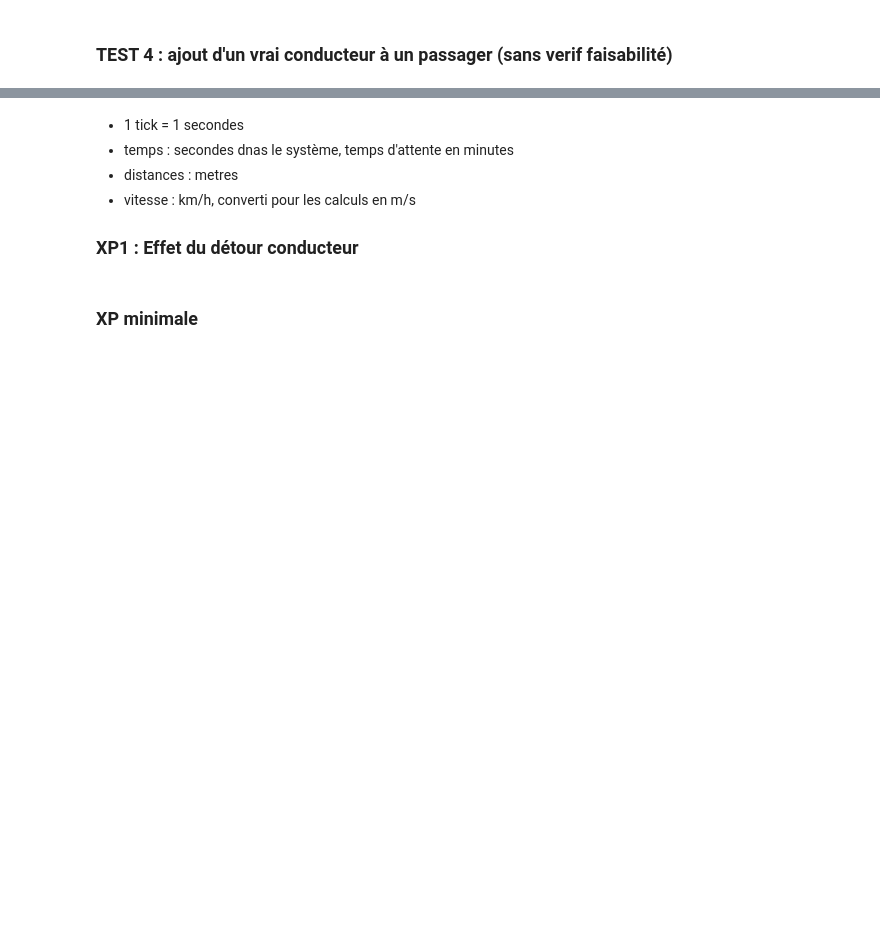
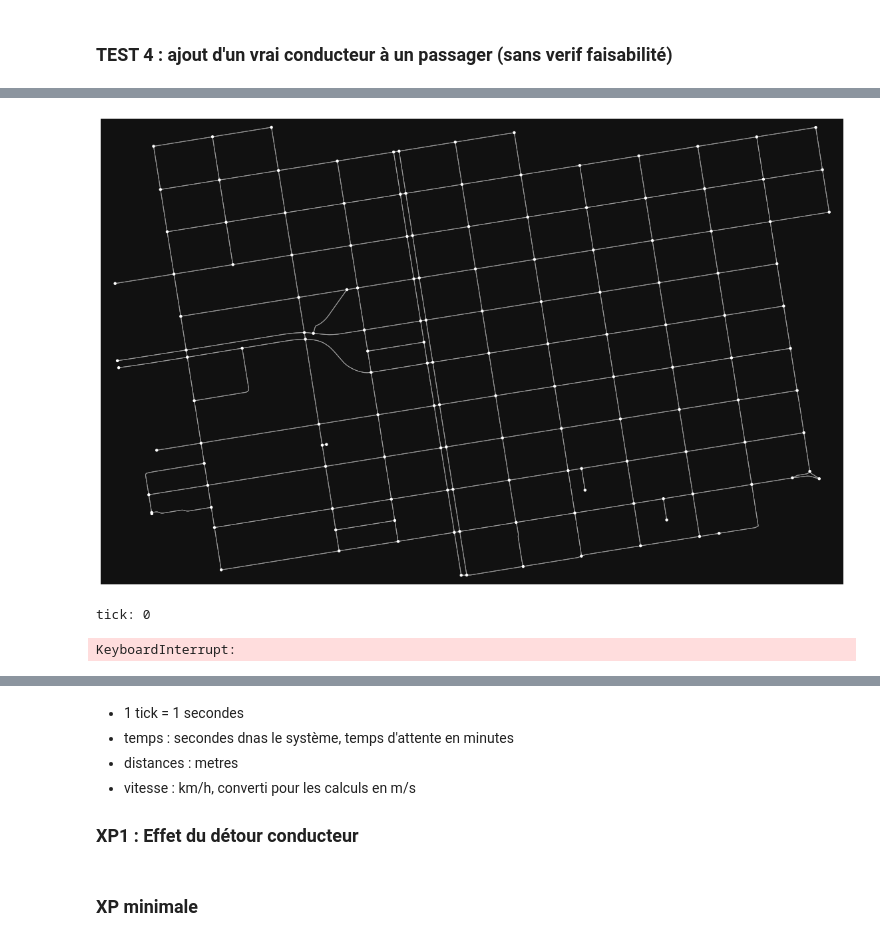
Before and after one commit to cristal-smac/mas_ride_sharing, a Jupyter notebook: mas_transportation_detours_space_indexing-V3.ipynb, the cells around one changed output, grey strips where cells are left out. Saved outputs shown, nothing was run; the diff lists cells and outputs as text; code cells hidden in the pictures; blank space fills up the shorter version.

```diff
--- a/mas_transportation_detours_space_indexing-V3.ipynb
+++ b/mas_transportation_detours_space_indexing-V3.ipynb
@@ -483,6 +484,7 @@ class SMA:
         self.data['mhop_count'] = 0
         self.data['shop_count'] = 0
         self.data['saved_distance'] = 0
+        self.data['nb_tsf'] = []
 
     def resetTicks(self):
         self.tick=0
@@ -2049,0 +3161,7 @@ class GNNV2RiderAgent(UserAgent):
+# %%
+res_pref = []
+for test in ens_test:
+    res = 0
+    for i in range(len(test)):
+        res+=(test[i] - but[i] )/test[i]*100*pref[i]
+    res_pref.append(res/14)
@@ -2080,11 +3217,12 @@ sma.data
 # %%
 NB_RUN = 2
-MAX_NB_DRIVERS = 10
-MAX_NB_RIDERS = 5
+MAX_NB_DRIVERS = 20
+MAX_NB_RIDERS = 15
 DET_FACTOR_D = 1
 DET_FACTOR_R = 0.2
 WT = 4
 seed = 1
-bbox = [-96.649805,39.17254,-96.558395,39.215712]
+#bbox = [-96.649805,39.17254,-96.558395,39.215712]
+bbox = 'grid'
 les_datas = []
 # %%
@@ -2198,0 +3367,33 @@ for _ in range(1):
+# %%
+random.seed(seed)
+#sma = SMA(place='Lille, France')
+for _ in range(1):
+    sma = SMA(place=bbox, show_graph=True, verbose=True, verbose2=True, hop='mhop')
+    G = sma.G
+    count_id = 1
+    for i in range(MAX_NB_DRIVERS):
+        v1, v2 = random.sample(list(sma.G.nodes),2)
+        while not nx.has_path(sma.G, v1, v2):
+            v1, v2 = random.sample(list(sma.G.nodes),2)
+
+        d = ContinuousDriverAgent(count_id, v1, v2, detour_factor=DET_FACTOR_D, pref_weight='travel_time',test=False)
+        sma.addAgent(d)
+        count_id+=1
+
+    for i in range(MAX_NB_RIDERS):
+        v1, v2 = random.sample(list(sma.G.nodes),2)
+        while not nx.has_path(sma.G, v1, v2):
+            v1, v2 = random.sample(list(sma.G.nodes),2)
+        r = GNNV3RiderAgent(count_id, v1, v2, detour_factor=DET_FACTOR_R, waiting_time=WT, pref_weight='travel_time', version=2)
+        sma.addAgent(r)
+        count_id+=1
+    start = timer()
+    for _ in range(NB_RUN):
+        print("tick:",sma.tick)
+        sma.runOnce()
+    end = timer()
+    print(f'elapsed time: {end - start}')
+# %% [output]
+[figure, added]
+tick: 0
+KeyboardInterrupt:
```
Also changed, not shown: parts of 35 cells of this notebook.
